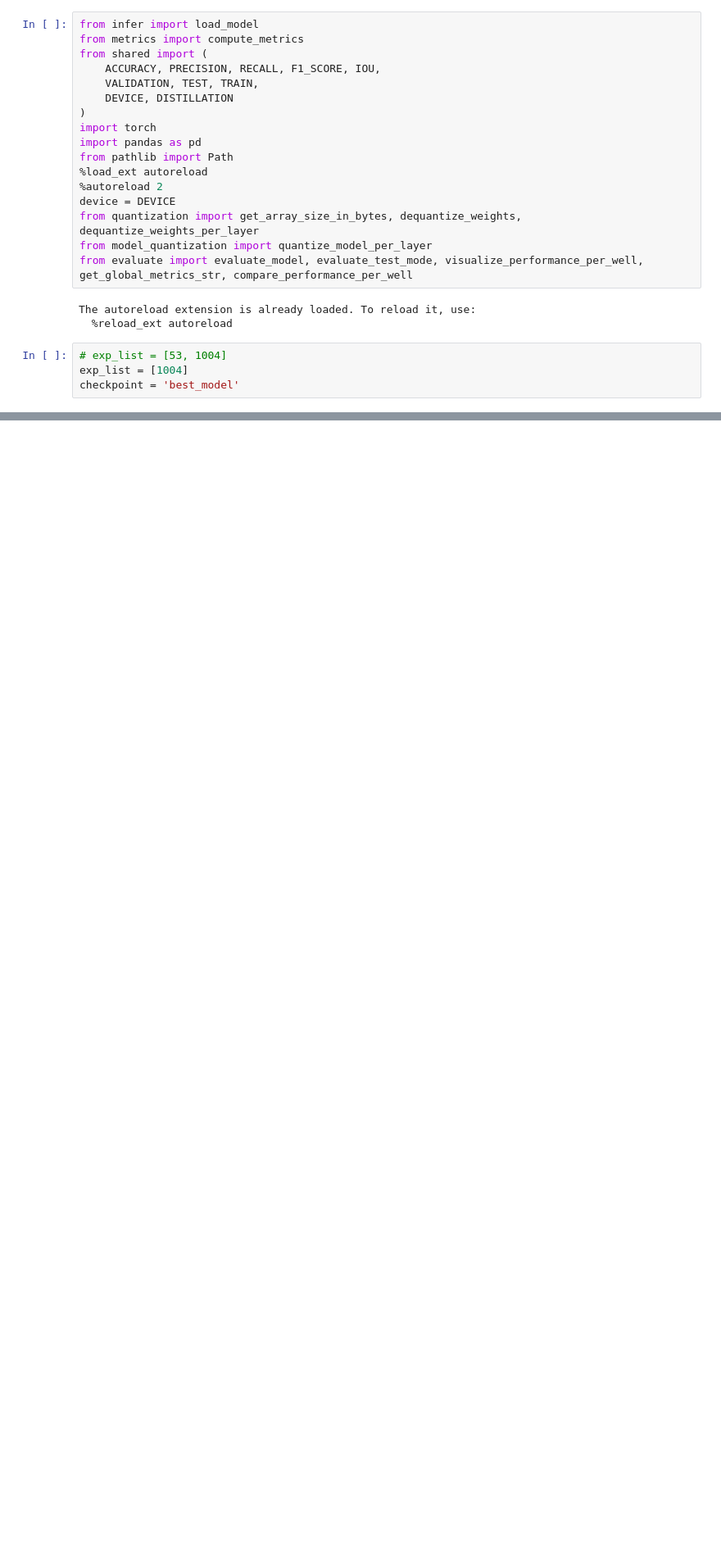
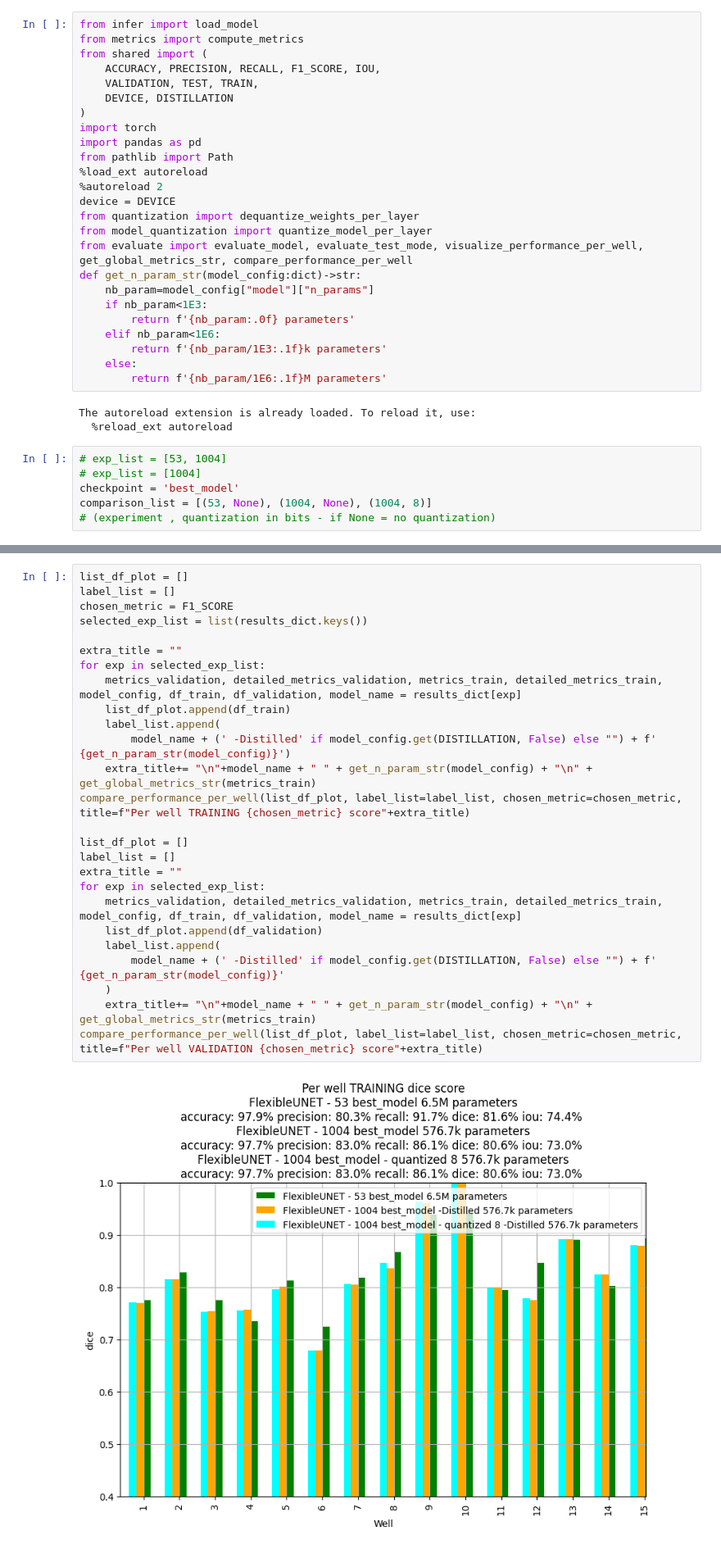
Before and after one commit to balthazarneveu/geosciences, a Jupyter notebook: TP_5/evaluation.ipynb, the cells around one changed output, grey strips where cells are left out. Shown at 82% size. Drawn from its saved outputs; the diff is of its cells as text; blank space fills up the shorter version.

```diff
--- a/TP_5/evaluation.ipynb
+++ b/TP_5/evaluation.ipynb
@@ -12,15 +22,25 @@ from pathlib import Path
 %load_ext autoreload
 %autoreload 2
 device = DEVICE
-from quantization import get_array_size_in_bytes, dequantize_weights, dequantize_weights_per_layer
+from quantization import dequantize_weights_per_layer
 from model_quantization import quantize_model_per_layer
 from evaluate import evaluate_model, evaluate_test_mode, visualize_performance_per_well, get_global_metrics_str, compare_performance_per_well
+def get_n_param_str(model_config:dict)->str:
+    nb_param=model_config["model"]["n_params"]
+    if nb_param<1E3:
+        return f'{nb_param:.0f} parameters'
+    elif nb_param<1E6:
+        return f'{nb_param/1E3:.1f}k parameters'
+    else:
+        return f'{nb_param/1E6:.1f}M parameters'
 # %% [output]
 The autoreload extension is already loaded. To reload it, use:
   %reload_ext autoreload
 # %%
 # exp_list = [53, 1004]
-exp_list = [1004]
+# exp_list = [1004]
 checkpoint = 'best_model'
+comparison_list = [(53, None), (1004, None), (1004, 8)]
+# (experiment , quantization in bits - if None = no quantization)
 # %%
 results_dict = {}
@@ -74,0 +103,28 @@ Metrics on train set
+# %%
+list_df_plot = []
+label_list = []
+chosen_metric = F1_SCORE
+selected_exp_list = list(results_dict.keys())
+
+extra_title = ""
+for exp in selected_exp_list:
+    metrics_validation, detailed_metrics_validation, metrics_train, detailed_metrics_train, model_config, df_train, df_validation, model_name = results_dict[exp]
+    list_df_plot.append(df_train)
+    label_list.append(
+        model_name + (' -Distilled' if model_config.get(DISTILLATION, False) else "") + f' {get_n_param_str(model_config)}')
+    extra_title+= "\n"+model_name + " " + get_n_param_str(model_config) + "\n" + get_global_metrics_str(metrics_train)
+compare_performance_per_well(list_df_plot, label_list=label_list, chosen_metric=chosen_metric, title=f"Per well TRAINING {chosen_metric} score"+extra_title)
+
+list_df_plot = []
+label_list = []
+extra_title = ""
+for exp in selected_exp_list:
+    metrics_validation, detailed_metrics_validation, metrics_train, detailed_metrics_train, model_config, df_train, df_validation, model_name = results_dict[exp]
+    list_df_plot.append(df_validation)
+    label_list.append(
+        model_name + (' -Distilled' if model_config.get(DISTILLATION, False) else "") + f' {get_n_param_str(model_config)}'
+    )
+    extra_title+= "\n"+model_name + " " + get_n_param_str(model_config) + "\n" + get_global_metrics_str(metrics_train)
+compare_performance_per_well(list_df_plot, label_list=label_list, chosen_metric=chosen_metric, title=f"Per well VALIDATION {chosen_metric} score"+extra_title)
+# %% [output]
+[figure, added]
```
Also changed, not shown: parts of 5 cells of this notebook, 2 other files.
